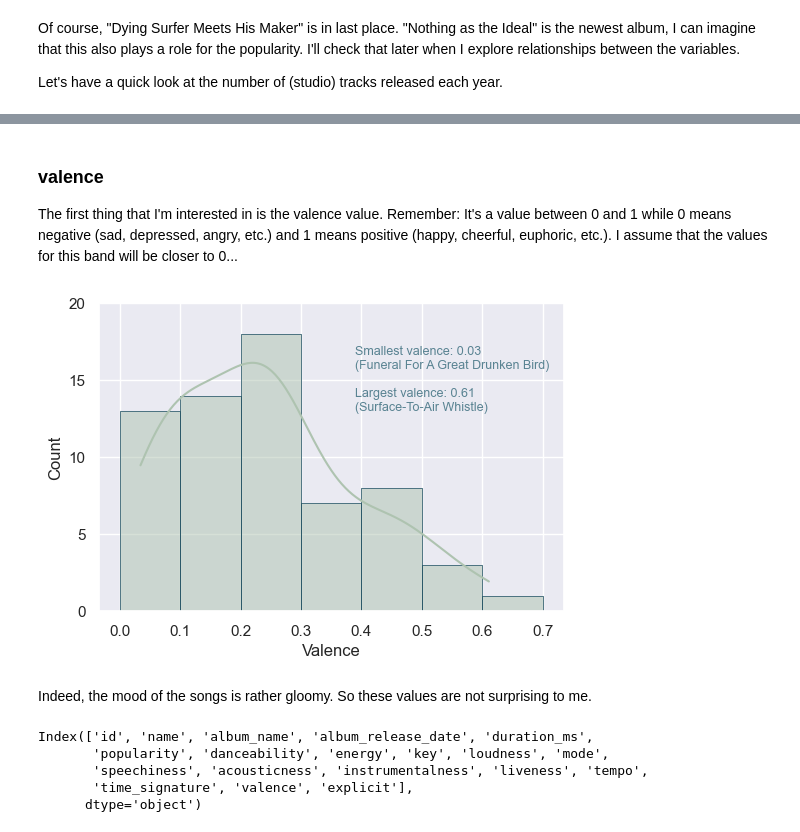
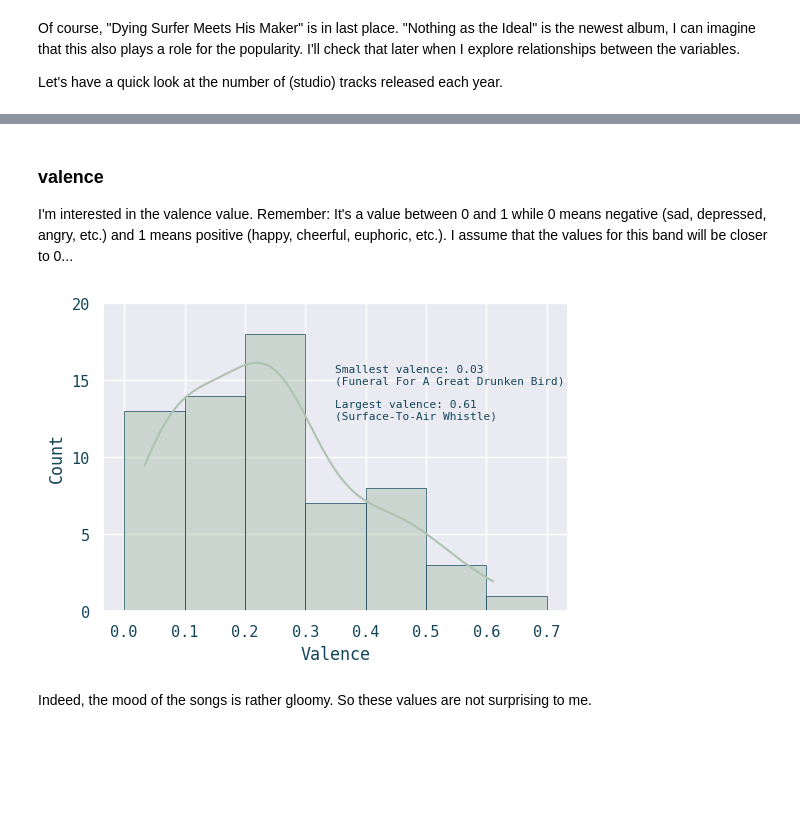
Before and after one commit to scheinmensch/Spotify, a Jupyter notebook: AllThemWitches.ipynb, the cells around one changed output, grey strips where cells are left out. Drawn from its saved outputs; the diff is of its cells as text; code cells hidden in the pictures; blank space fills up the shorter version.

```diff
--- a/AllThemWitches.ipynb
+++ b/AllThemWitches.ipynb
@@ -5,8 +6,10 @@ import matplotlib.pyplot as plt
 from matplotlib.dates import YearLocator
 import numpy as np
 # %%
+# plot settings
 sns.set()
-c_pal = ["#01161e","#124559","#598392","#aec3b0","#eff6e0"]
+plt.rcParams['font.family'] = 'monospace'
+c_pal = ["#124559","#366476","#598392","#aec3b0","#eff6e0"]
 fig, ax = plt.subplots(figsize=(5, 0.5))
 for i, color in enumerate(c_pal):
     ax.add_patch(plt.Rectangle((i, 0), 1, 1, color=color))
@@ -242,0 +255,9 @@ But let's now have a close look at the distributions of the variables before we
+# %%
+atw['duration_minutes'] = atw['duration_ms'] / (1000 * 60)
+
+sns.kdeplot(data=atw['duration_minutes'], fill=True, color= '#aec3b0', alpha=0.6,edgecolor='#124559')
+plt.xlabel('Duration (minutes)', color='#124559')
+plt.ylabel('Density', color='#124559')
+plt.title('Density Curve of Duration (minutes)', color='#124559')
+plt.yticks(color='#124559')
+plt.show();
@@ -243,27 +282,20 @@ But let's now have a close look at the distributions of the variables before we
 # %% [markdown]
 ### valence
 
-The first thing that I'm interested in is the valence value. Remember: It's a value between 0 and 1 while 0 means negative (sad, depressed, angry, etc.) and 1 means positive (happy, cheerful, euphoric, etc.). I assume that the values for this band will be closer to 0...
+I'm interested in the valence value. Remember: It's a value between 0 and 1 while 0 means negative (sad, depressed, angry, etc.) and 1 means positive (happy, cheerful, euphoric, etc.). I assume that the values for this band will be closer to 0...
 # %%
 bin_boundaries = np.arange(0, 0.8, 0.1)
 plt.figure(figsize=(6,4))
 sns.histplot(atw['valence'], kde=True, color='#aec3b0', edgecolor='#124559', linewidth=0.5, bins=bin_boundaries, stat='count')
 plt.title('')
-plt.xlabel('Valence')
-plt.ylabel('Count')
-plt.yticks(np.arange(0, 21, 5))
+plt.xlabel('Valence', color='#124559')
+plt.ylabel('Count', color='#124559')
+plt.yticks(np.arange(0, 21, 5), color='#124559')
 plt.grid(True)
-plt.text(0.39, 13,f"Smallest valence: {atw['valence'].min():.2f} \n({atw.loc[atw['valence'].idxmin(), 'name']})\n\nLargest valence: {atw['valence'].max():.2f} \n({atw.loc[atw['valence'].idxmax(), 'name']})", color='#598392', fontsize=9)
+plt.xticks(color='#124559')
+plt.text(0.35, 12.5,f"Smallest valence: {atw['valence'].min():.2f} \n({atw.loc[atw['valence'].idxmin(), 'name']})\n\nLargest valence: {atw['valence'].max():.2f} \n({atw.loc[atw['valence'].idxmax(), 'name']})", color='#124559', fontsize=8)
 plt.show();
 # %% [output]
-[figure, old version]
+[figure, new version]
 # %% [markdown]
 Indeed, the mood of the songs is rather gloomy. So these values are not surprising to me.
-# %%
-atw.columns
-# %% [output]
-Index(['id', 'name', 'album_name', 'album_release_date', 'duration_ms',
-       'popularity', 'danceability', 'energy', 'key', 'loudness', 'mode',
-       'speechiness', 'acousticness', 'instrumentalness', 'liveness', 'tempo',
-       'time_signature', 'valence', 'explicit'],
-      dtype='object')
```
Also changed, not shown: parts of 22 cells of this notebook.
